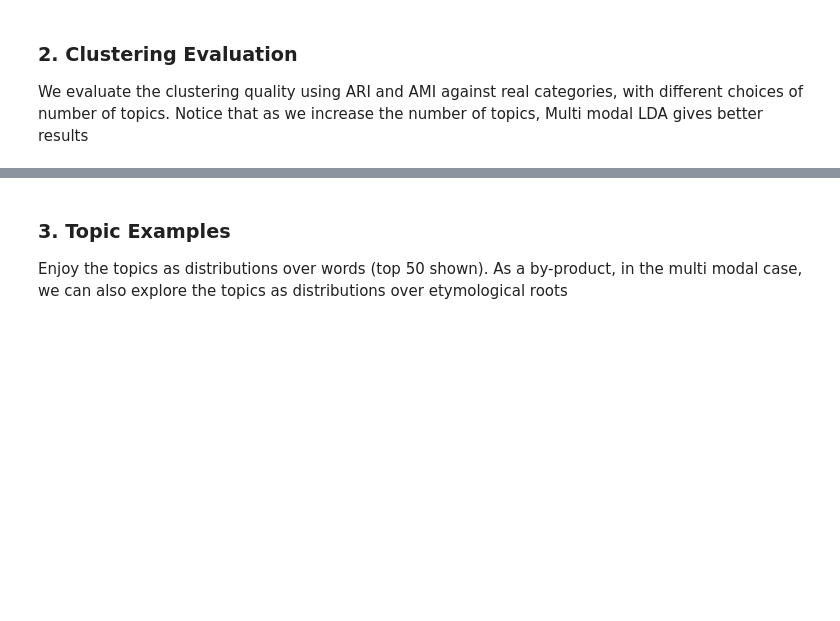
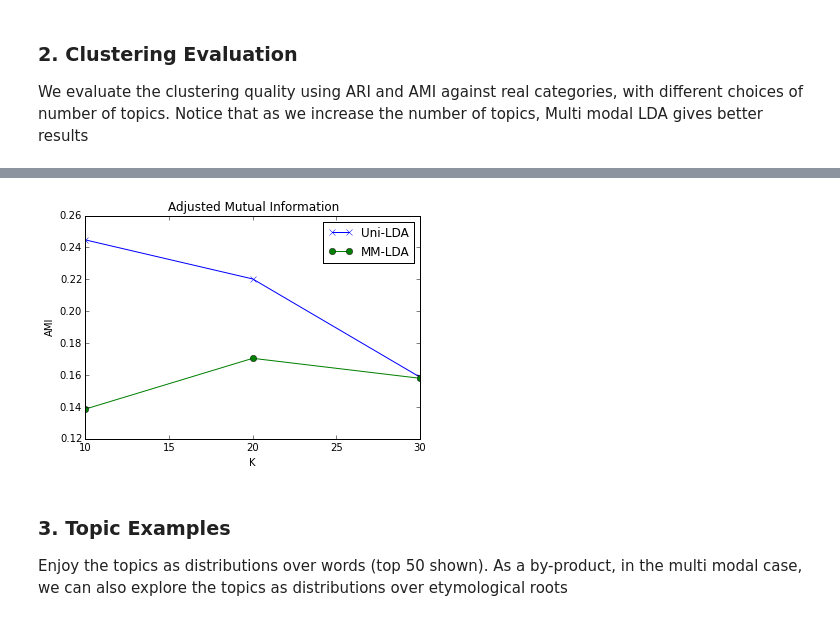
Before and after one commit to gcapan/gibbslda_548, a Jupyter notebook: mmlda/mmlda.ipynb, the cells around one changed output, grey strips where cells are left out. Cells and saved outputs as stored; diff of their text form; code cells hidden in the pictures; blank space fills up the shorter version.

```diff
--- a/mmlda/mmlda.ipynb
+++ b/mmlda/mmlda.ipynb
@@ -129,3 +165,13 @@ for K in [10, 15, 20, 30, 40, 50, 60]:
+# %%
+uni, = plt.plot(x, uni_amis, "-x", label="Uni-LDA")
+mm, = plt.plot(x, mm_amis, "-o", label="MM-LDA")
+plt.legend(handles=[uni, mm])
+plt.xlabel("K")
+plt.ylabel("AMI")
+plt.title("Adjusted Mutual Information")
+plt.show()
+# %% [output]
+[figure, added]
 # %% [markdown]
 ### 3. Topic Examples
 Enjoy the topics as distributions over words (top 50 shown). As a by-product, in the multi modal case, we can also explore the topics as distributions over etymological roots
```
Also changed, not shown: parts of 5 cells of this notebook.
